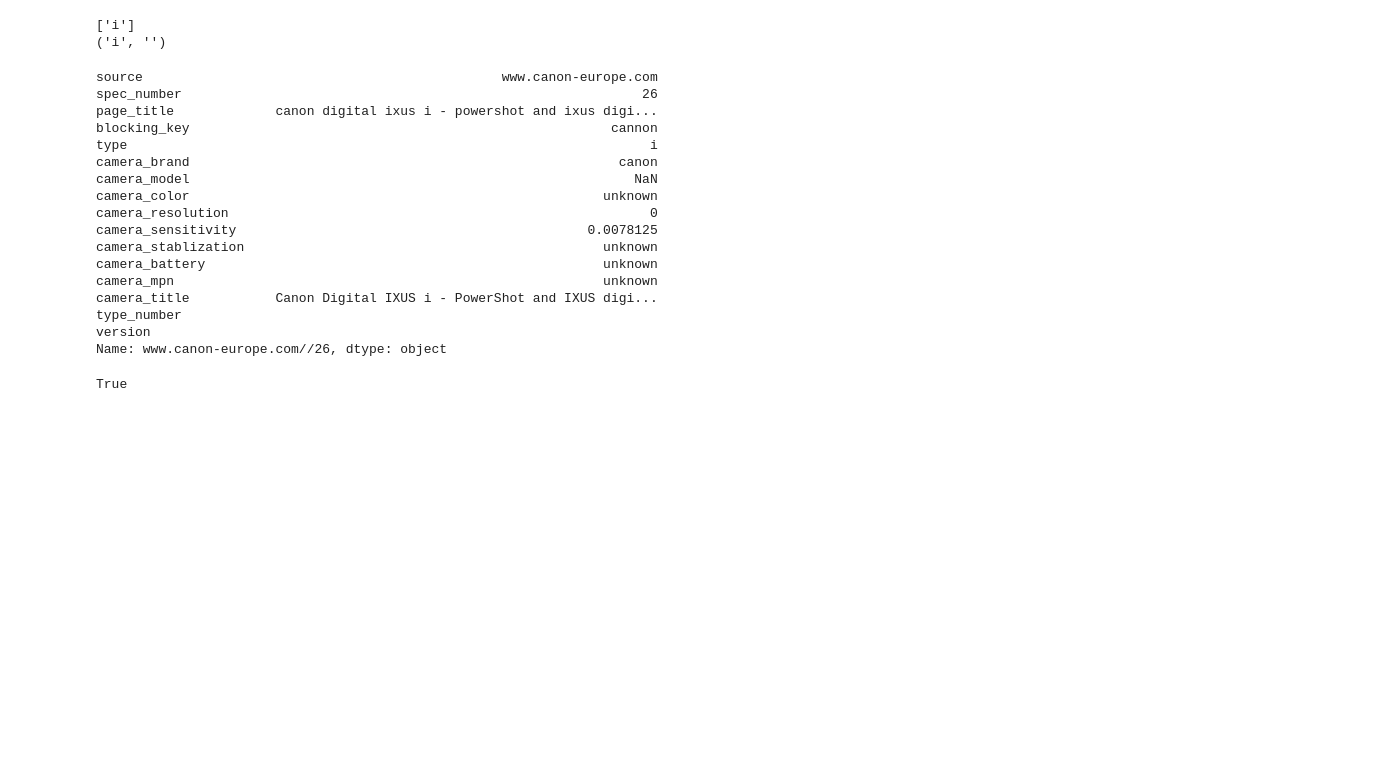
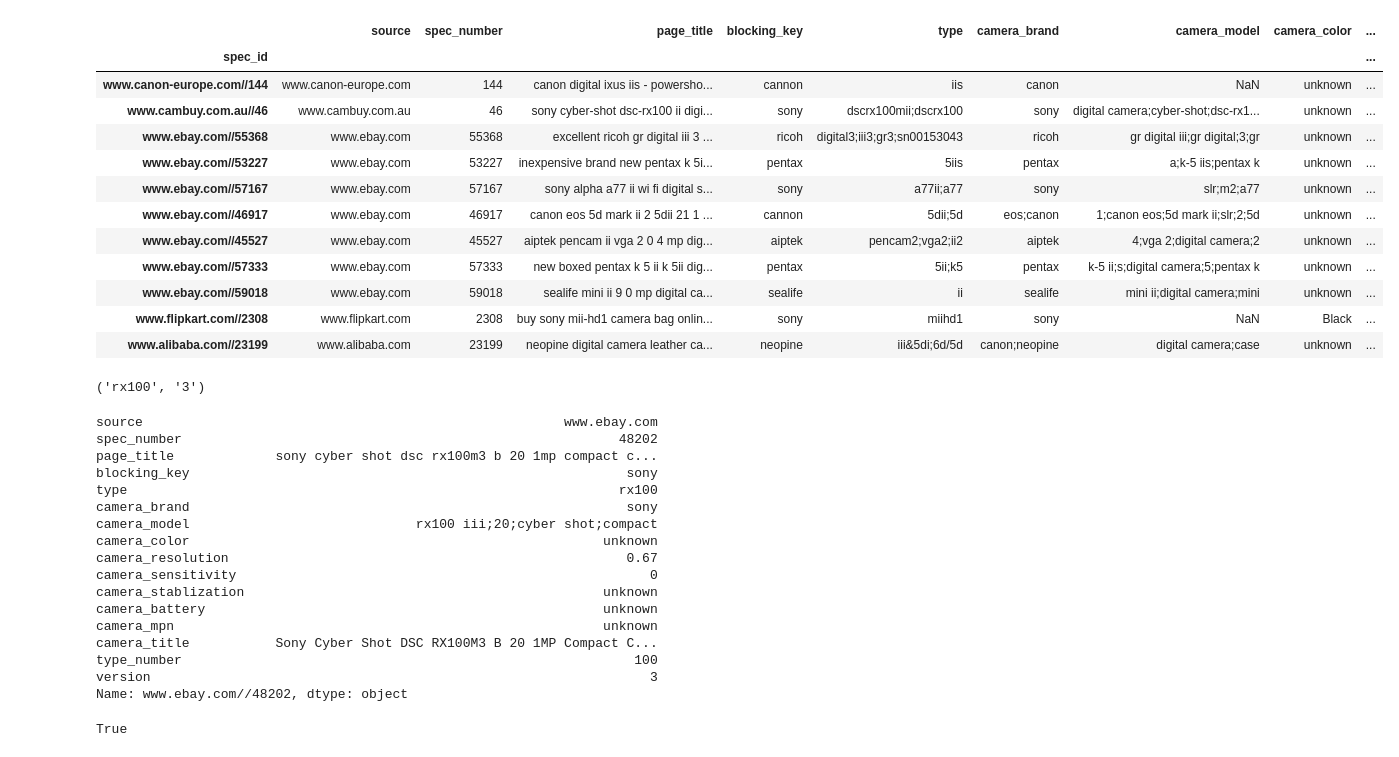
Before and after one commit to greatji/SigmodProgrammingContest2020_code, a Jupyter notebook: Model_1.ipynb, the cells around one changed output. Saved outputs shown, nothing was run; the diff lists cells and outputs as text; code cells hidden in the pictures; blank space fills up the shorter version.

```diff
--- a/Model_1.ipynb
+++ b/Model_1.ipynb
@@ -569,3 +568,19 @@ xxxx#.sample(50)
+# %%
+structured_data[structured_data['type'].str.contains('ii')]
+# %% [output]
+|  | source | spec_number | page_title | blocking_key | type | camera_brand | camera_model | camera_color | ... |
+| spec_id |  |  |  |  |  |  |  |  | ... |
+| www.canon-europe.com//144 | www.canon-europe.com | 144 | canon digital ixus iis - powersho... | cannon | iis | canon | NaN | unknown | ... |
+| www.cambuy.com.au//46 | www.cambuy.com.au | 46 | sony cyber-shot dsc-rx100 ii digi... | sony | dscrx100mii;dscrx100 | sony | digital camera;cyber-shot;dsc-rx1... | unknown | ... |
+| www.ebay.com//55368 | www.ebay.com | 55368 | excellent ricoh gr digital iii 3 ... | ricoh | digital3;iii3;gr3;sn00153043 | ricoh | gr digital iii;gr digital;3;gr | unknown | ... |
+| www.ebay.com//53227 | www.ebay.com | 53227 | inexpensive brand new pentax k 5i... | pentax | 5iis | pentax | a;k-5 iis;pentax k | unknown | ... |
+| www.ebay.com//57167 | www.ebay.com | 57167 | sony alpha a77 ii wi fi digital s... | sony | a77ii;a77 | sony | slr;m2;a77 | unknown | ... |
+| www.ebay.com//46917 | www.ebay.com | 46917 | canon eos 5d mark ii 2 5dii 21 1 ... | cannon | 5dii;5d | eos;canon | 1;canon eos;5d mark ii;slr;2;5d | unknown | ... |
+| www.ebay.com//45527 | www.ebay.com | 45527 | aiptek pencam ii vga 2 0 4 mp dig... | aiptek | pencam2;vga2;ii2 | aiptek | 4;vga 2;digital camera;2 | unknown | ... |
+| www.ebay.com//57333 | www.ebay.com | 57333 | new boxed pentax k 5 ii k 5ii dig... | pentax | 5ii;k5 | pentax | k-5 ii;s;digital camera;5;pentax k | unknown | ... |
+| www.ebay.com//59018 | www.ebay.com | 59018 | sealife mini ii 9 0 mp digital ca... | sealife | ii | sealife | mini ii;digital camera;mini | unknown | ... |
+| www.flipkart.com//2308 | www.flipkart.com | 2308 | buy sony mii-hd1 camera bag onlin... | sony | miihd1 | sony | NaN | Black | ... |
+| www.alibaba.com//23199 | www.alibaba.com | 23199 | neopine digital camera leather ca... | neopine | iii&5di;6d/5d | canon;neopine | digital camera;case | unknown | ... |
 # %%
 import re
 stopped_words = set(['cam','ixus','pro','rebel','shot','cyber','catalog','stylus','mark','edition','elph','','digital camera', 'camera','wide','model','sport','network','action','full','ir','mini','metal','digital camera', 'indoor', 'canon eos', 'compact', 'digital', 'digital rebel', 'case', 'lcd', 'panasonic lumix', 'slr', 'cybershot', 'hd', '3x', '4x', '5x', '3gp', '']) | all_brands
@@ -844,28 +877,27 @@ structured_data['type'], structured_data['version'] = zip(*structured_data.swift
 structured_data['type_number'] = structured_data.swifter.apply(lambda row: extract_type_number(row), axis=1)
 structured_data['type'] = structured_data.swifter.apply(lambda row: some_extra_rule(row), axis=1)
 # %%
-print(extract_type(structured_data.loc['www.canon-europe.com//26']))
-structured_data.loc['www.canon-europe.com//26']
+print(extract_type(structured_data.loc['www.ebay.com//48202']))
+structured_data.loc['www.ebay.com//48202']
 # %% [output]
-['i']
-('i', '')
+('rx100', '3')
-source                                              www.canon-europe.com
-spec_number                                                           26
-page_title             canon digital ixus i - powershot and ixus digi...
-blocking_key                                                      cannon
-type                                                                   i
-camera_brand                                                       canon
-camera_model                                                         NaN
+source                                                      www.ebay.com
+spec_number                                                        48202
+page_title             sony cyber shot dsc rx100m3 b 20 1mp compact c...
+blocking_key                                                        sony
+type                                                               rx100
+camera_brand                                                        sony
+camera_model                             rx100 iii;20;cyber shot;compact
 camera_color                                                     unknown
-camera_resolution                                                      0
-camera_sensitivity                                             0.0078125
+camera_resolution                                                   0.67
+camera_sensitivity                                                     0
 camera_stablization                                              unknown
 camera_battery                                                   unknown
 camera_mpn                                                       unknown
-camera_title           Canon Digital IXUS i - PowerShot and IXUS digi...
-type_number
-version
-Name: www.canon-europe.com//26, dtype: object
+camera_title           Sony Cyber Shot DSC RX100M3 B 20 1MP Compact C...
+type_number                                                          100
+version                                                                3
+Name: www.ebay.com//48202, dtype: object
 # %%
 not re.findall(r'\d+', 'coolpix')
 # %% [output]
```
Also changed, not shown: parts of 2 cells of this notebook, 1 other file.
